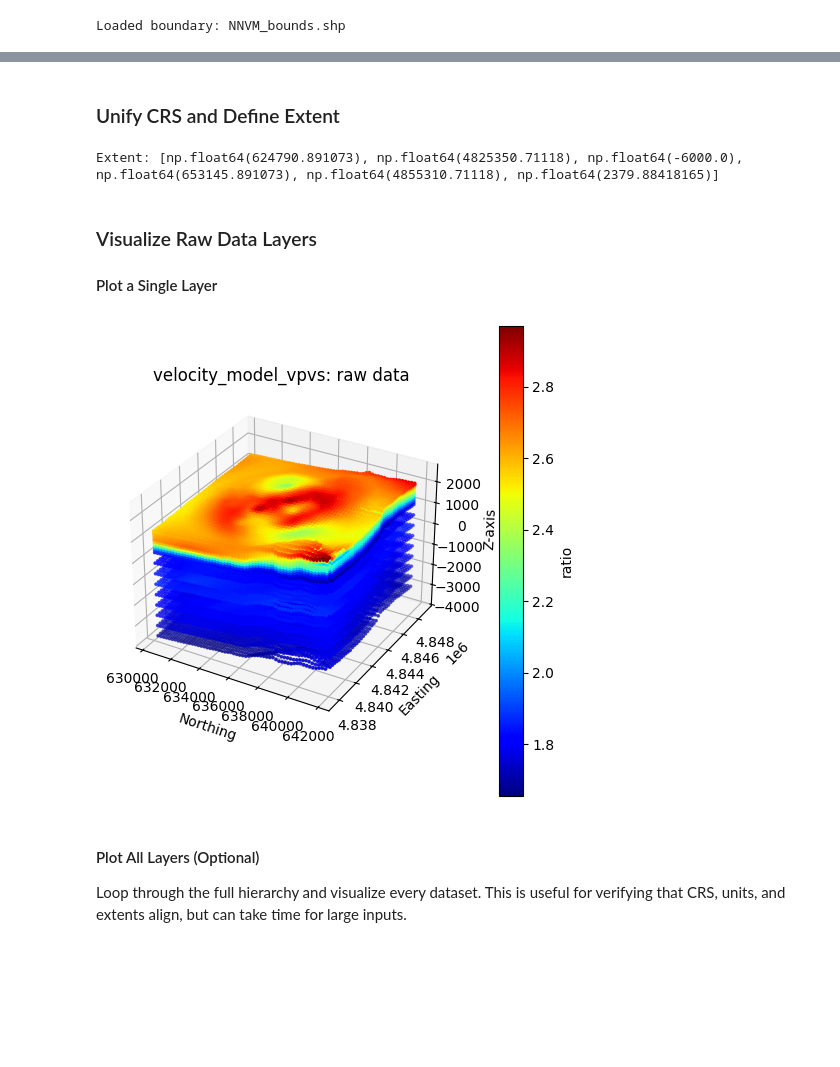
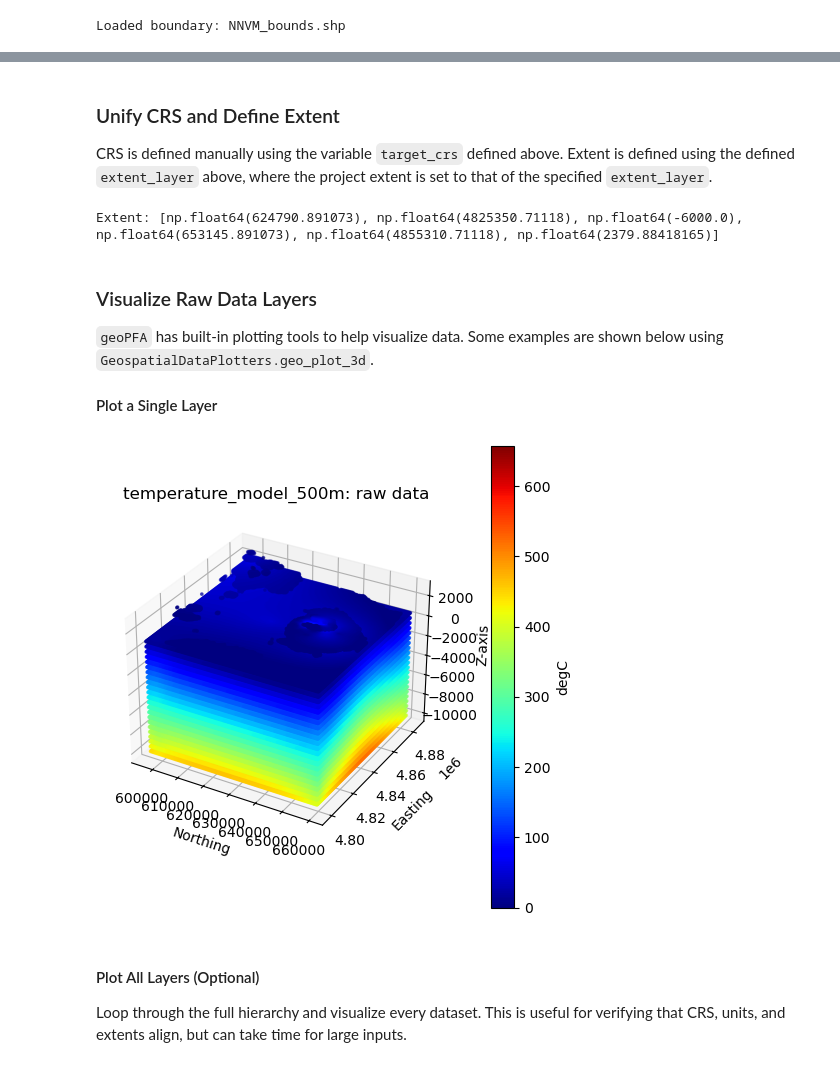
Before and after one commit to NREL/geoPFA, a Jupyter notebook: examples/Newberry/3D/notebooks/1-processing_with_geopfa_newberry.ipynb, the cells around one changed output, grey strips where cells are left out. Saved outputs shown, nothing was run; the diff lists cells and outputs as text; code cells hidden in the pictures; blank space fills up the shorter version.

```diff
--- a/examples/Newberry/3D/notebooks/1-processing_with_geopfa_newberry.ipynb
+++ b/examples/Newberry/3D/notebooks/1-processing_with_geopfa_newberry.ipynb
@@ -200,5 +203,7 @@ CoordinateTransformation created
 # %% [markdown]
 ### Unify CRS and Define Extent
+CRS is defined manually using the variable `target_crs` defined above.
+Extent is defined using the defined `extent_layer` above, where the project extent is set to that of the specified `extent_layer`.
 # %%
 # Reproject all layers to the target CRS
 pfa = Cleaners.set_crs(pfa, target_crs=target_crs)
@@ -223,19 +228,20 @@ criteria = "geologic"
 Extent: [np.float64(624790.891073), np.float64(4825350.71118), np.float64(-6000.0), np.float64(653145.891073), np.float64(4855310.71118), np.float64(2379.88418165)]
 # %% [markdown]
 ### Visualize Raw Data Layers
+`geoPFA` has built-in plotting tools to help visualize data. Some examples are shown below using `GeospatialDataPlotters.geo_plot_3d`.
 #### Plot a Single Layer
 # %%
 component = "heat"
-layer = "velocity_model_vpvs"
+layer = "temperature_model_500m"
 
 gdf = pfa["criteria"][criteria]["components"][component]["layers"][layer]["data"]
 col = pfa["criteria"][criteria]["components"][component]["layers"][layer]["data_col"]
 units = pfa["criteria"][criteria]["components"][component]["layers"][layer]["units"]
 title = f"{layer}: raw data"
 
 GeospatialDataPlotters.geo_plot_3d(gdf, col, units, title, markersize=3, figsize=(5, 5))
 # %% [output]
-[figure, old version]
+[figure, new version]
 # %% [markdown]
 #### Plot All Layers (Optional)
 
```
Also changed, not shown: parts of 30 cells of this notebook, 5 other files.
